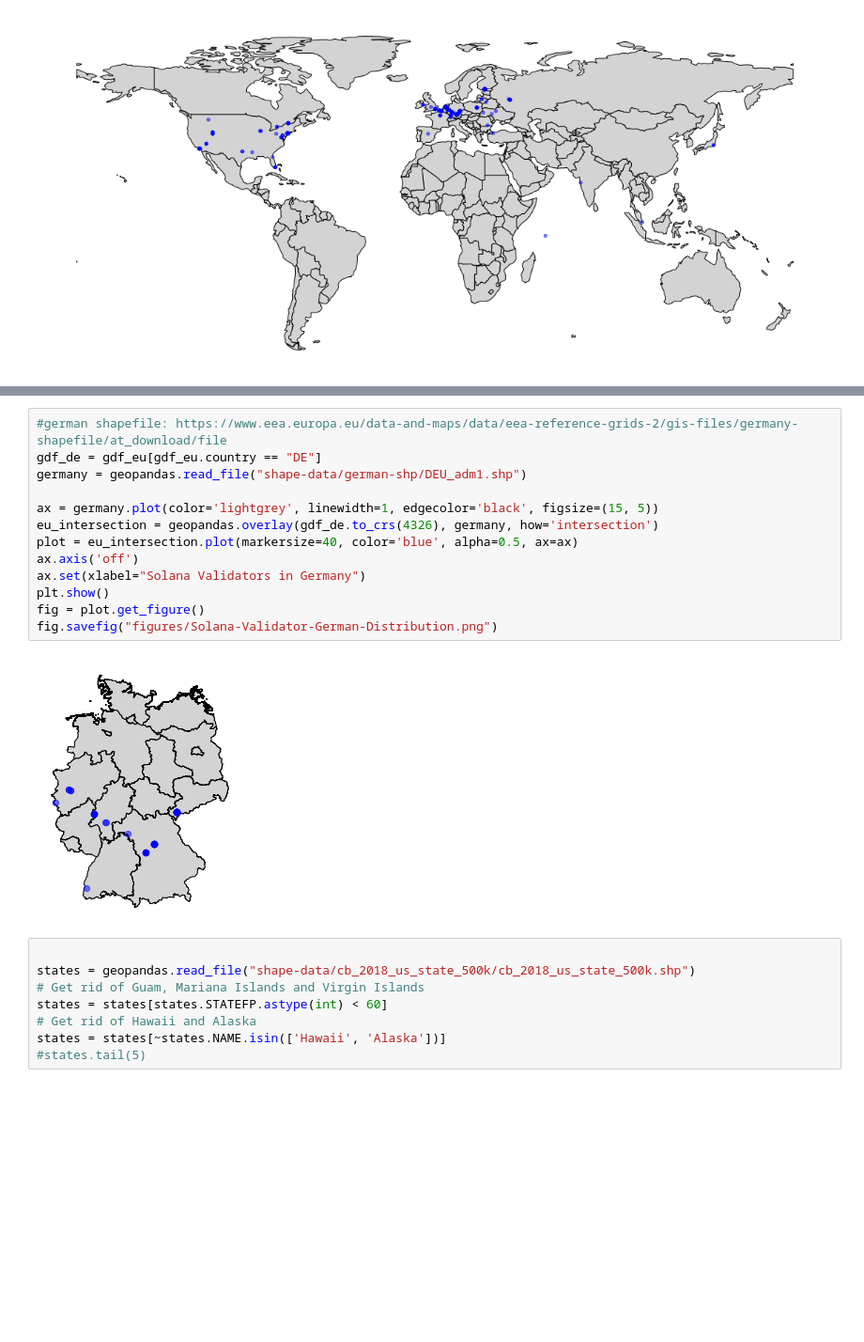
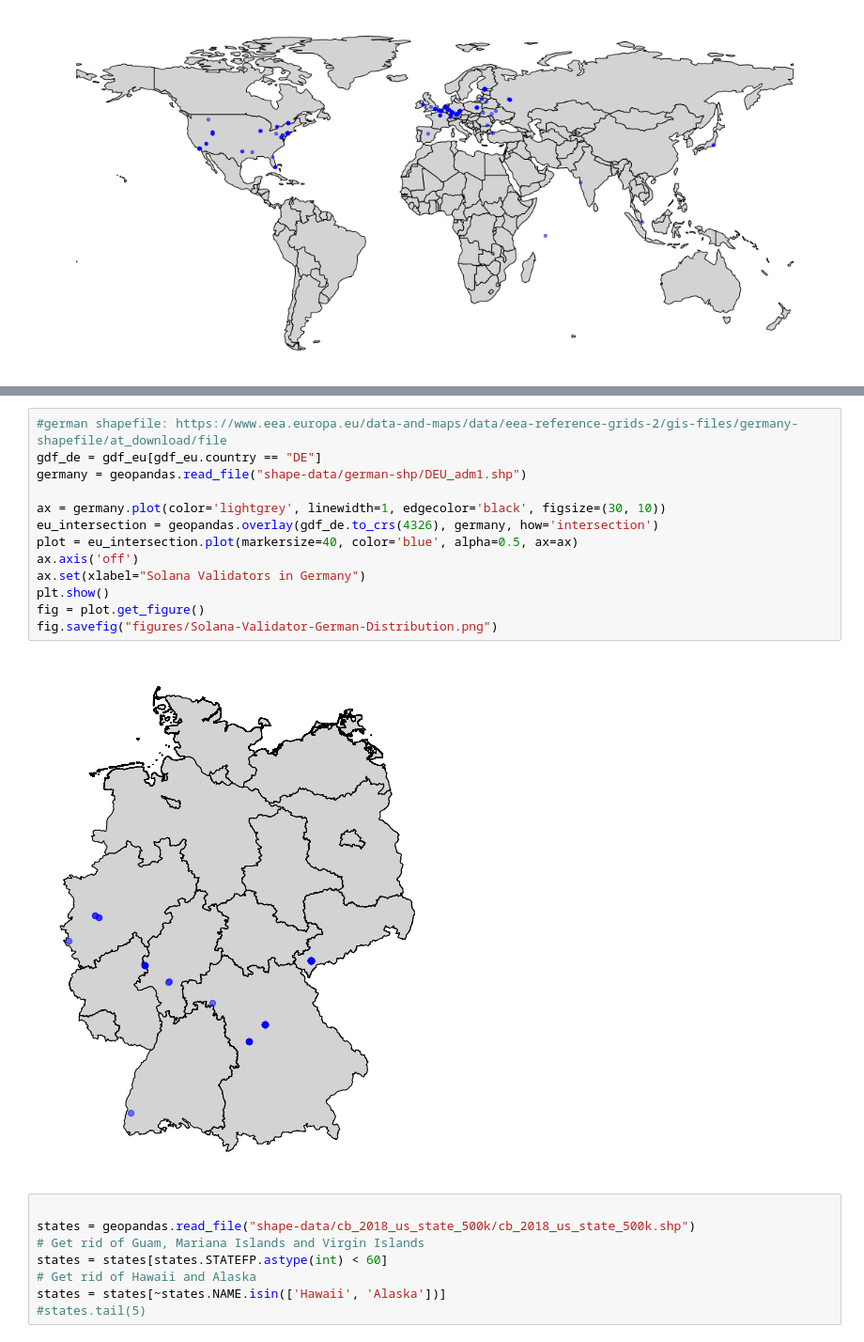
Before and after one commit to jnaulty/solana-validator-exploration, a Jupyter notebook: Solana Validator Exploration.ipynb, the cells around one changed output, grey strips where cells are left out. Shown at 94% size. Cells and saved outputs as stored; diff of their text form; blank space fills up the shorter version.

```diff
--- a/Solana Validator Exploration.ipynb
+++ b/Solana Validator Exploration.ipynb
@@ -397,18 +397,18 @@ fig.savefig("figures/solana-validators-in-europe.svg")
 # %%
 #german shapefile: https://www.eea.europa.eu/data-and-maps/data/eea-reference-grids-2/gis-files/germany-shapefile/at_download/file
 gdf_de = gdf_eu[gdf_eu.country == "DE"]
 germany = geopandas.read_file("shape-data/german-shp/DEU_adm1.shp")
 
-ax = germany.plot(color='lightgrey', linewidth=1, edgecolor='black', figsize=(15, 5))
+ax = germany.plot(color='lightgrey', linewidth=1, edgecolor='black', figsize=(30, 10))
 eu_intersection = geopandas.overlay(gdf_de.to_crs(4326), germany, how='intersection')
 plot = eu_intersection.plot(markersize=40, color='blue', alpha=0.5, ax=ax)
 ax.axis('off')
 ax.set(xlabel="Solana Validators in Germany")
 plt.show()
 fig = plot.get_figure()
 fig.savefig("figures/Solana-Validator-German-Distribution.png")
 # %% [output]
-[figure, old version]
+[figure, new version]
 # %%
 
 states = geopandas.read_file("shape-data/cb_2018_us_state_500k/cb_2018_us_state_500k.shp")
```
Also changed, not shown: parts of 2 cells of this notebook, 1 other file.
